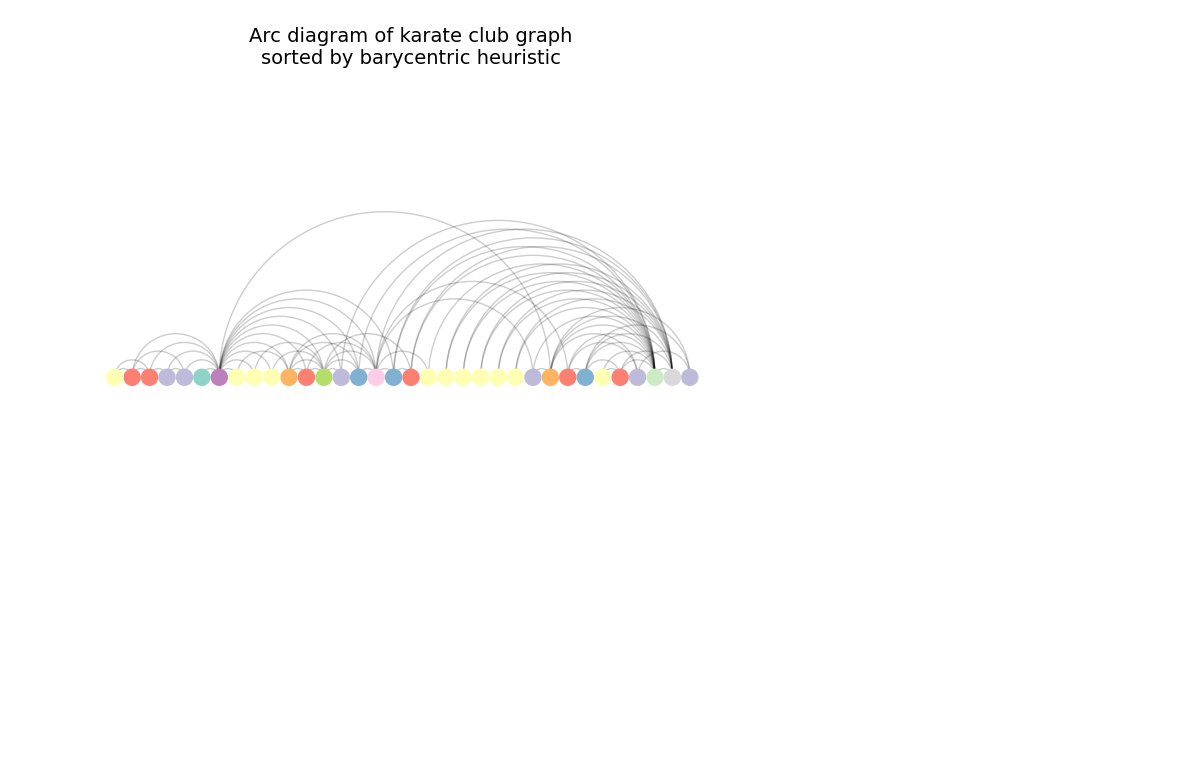
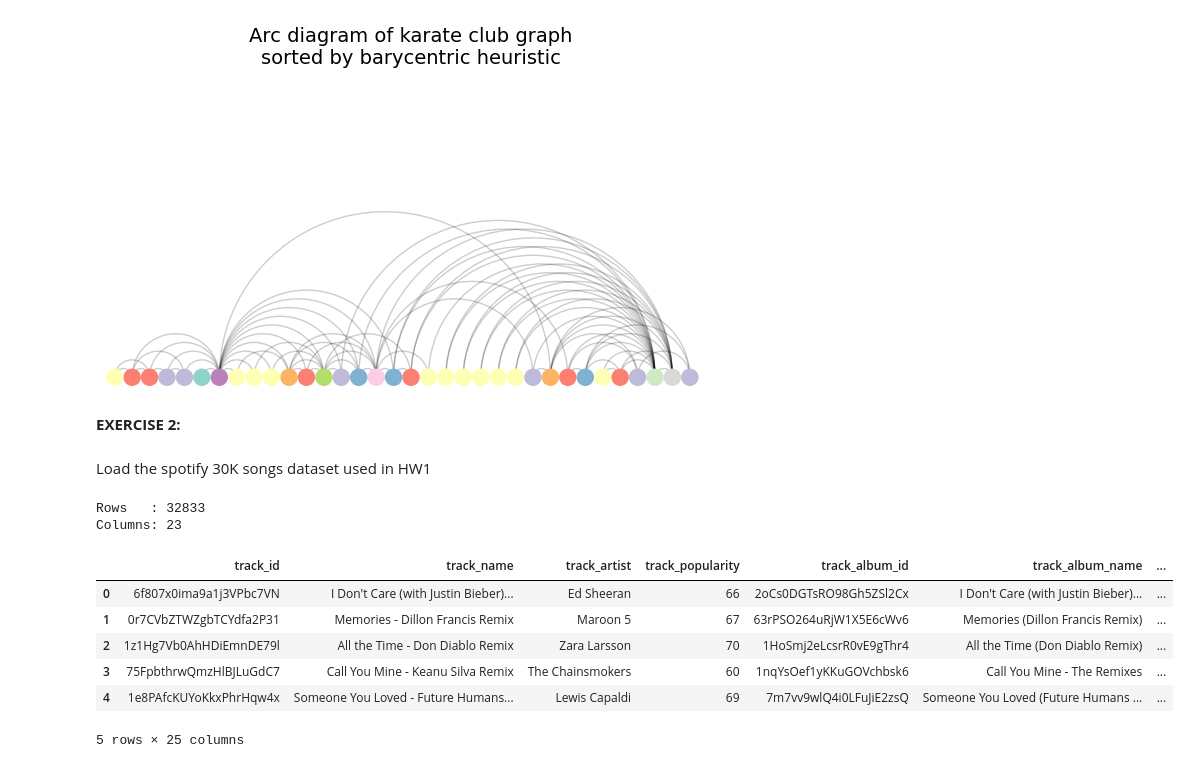
Before and after one commit to IsabellaPodavini/Data_Visulization, a Jupyter notebook: Homework_3/homework_3.ipynb, the cells around one changed output. Cells and saved outputs as stored; diff of their text form; code cells hidden in the pictures; blank space fills up the shorter version.

```diff
--- a/Homework_3/homework_3.ipynb
+++ b/Homework_3/homework_3.ipynb
@@ -135,3 +137,37 @@ plt.show()
 # %% [output]
 <Figure size 1000x600 with 0 Axes>
 [figure]
+# %% [markdown]
+**EXERCISE 2:**
+# %% [markdown]
+Load the spotify 30K songs dataset used in HW1
+# %%
+songs = pd.read_csv("spotify_songs.csv")
+
+# Check row and column numbers
+
+rows = songs.shape[0]
+cols = songs.shape[1]
+print("Rows   : " + str(rows))
+print("Columns: " + str(cols))
+
+
+#print(songs.isnull().sum())
+songs = songs.dropna()
+
+# Adding 'release_year' column
+songs['year'] = pd.DatetimeIndex(songs['track_album_release_date']).year.astype(int)
+
+songs['duration'] = songs['duration_ms']/1000
+songs.sort_values(by='year', ascending=True)
+songs.head()
+# %% [output]
+Rows   : 32833
+Columns: 23
+|  | track_id | track_name | track_artist | track_popularity | track_album_id | track_album_name | ... |
+| 0 | 6f807x0ima9a1j3VPbc7VN | I Don't Care (with Justin Bieber)... | Ed Sheeran | 66 | 2oCs0DGTsRO98Gh5ZSl2Cx | I Don't Care (with Justin Bieber)... | ... |
+| 1 | 0r7CVbZTWZgbTCYdfa2P31 | Memories - Dillon Francis Remix | Maroon 5 | 67 | 63rPSO264uRjW1X5E6cWv6 | Memories (Dillon Francis Remix) | ... |
+| 2 | 1z1Hg7Vb0AhHDiEmnDE79l | All the Time - Don Diablo Remix | Zara Larsson | 70 | 1HoSmj2eLcsrR0vE9gThr4 | All the Time (Don Diablo Remix) | ... |
+| 3 | 75FpbthrwQmzHlBJLuGdC7 | Call You Mine - Keanu Silva Remix | The Chainsmokers | 60 | 1nqYsOef1yKKuGOVchbsk6 | Call You Mine - The Remixes | ... |
+| 4 | 1e8PAfcKUYoKkxPhrHqw4x | Someone You Loved - Future Humans... | Lewis Capaldi | 69 | 7m7vv9wlQ4i0LFuJiE2zsQ | Someone You Loved (Future Humans ... | ... |
+5 rows × 25 columns
```
Also changed, not shown: parts of 3 cells of this notebook.
